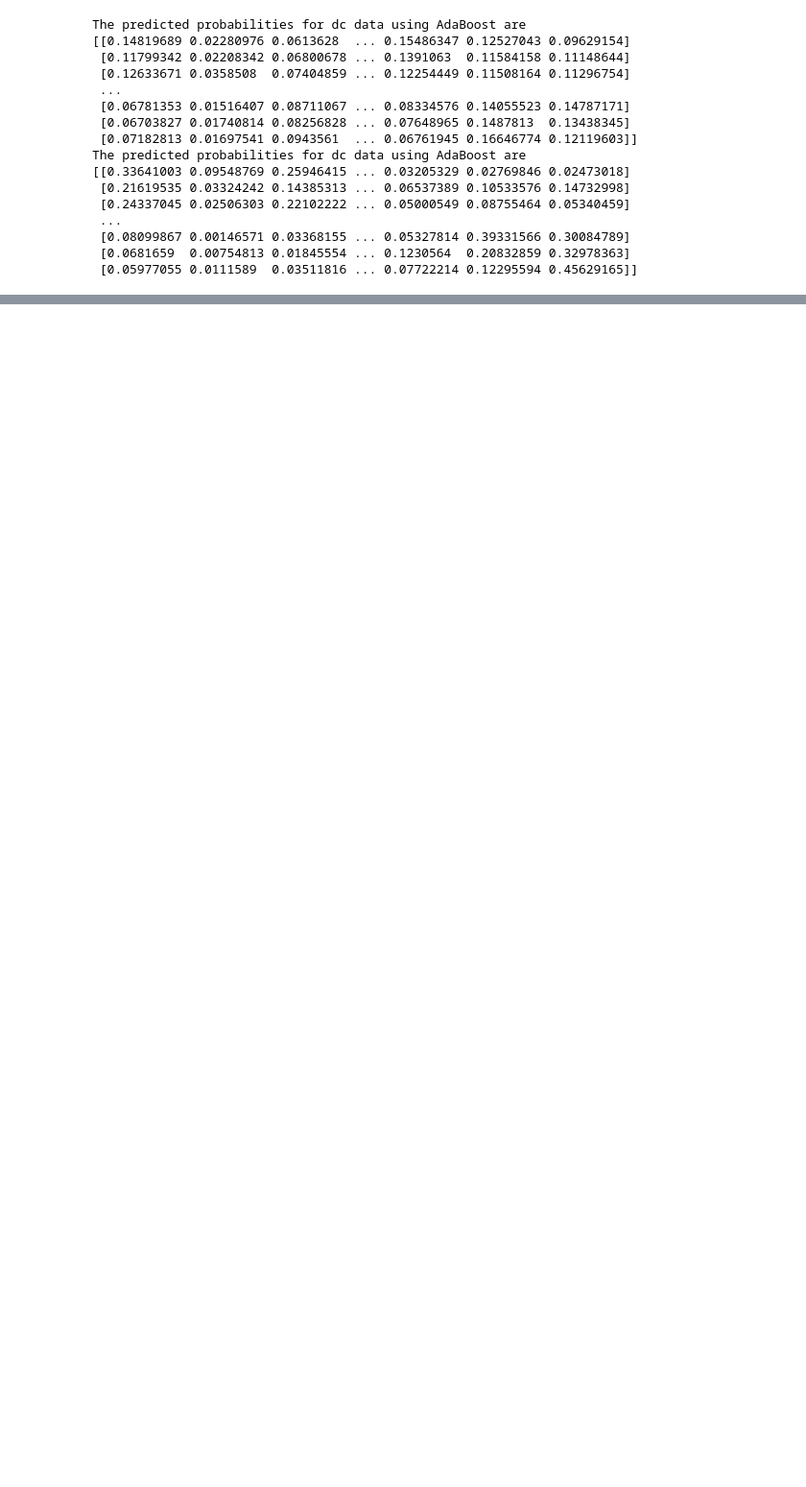
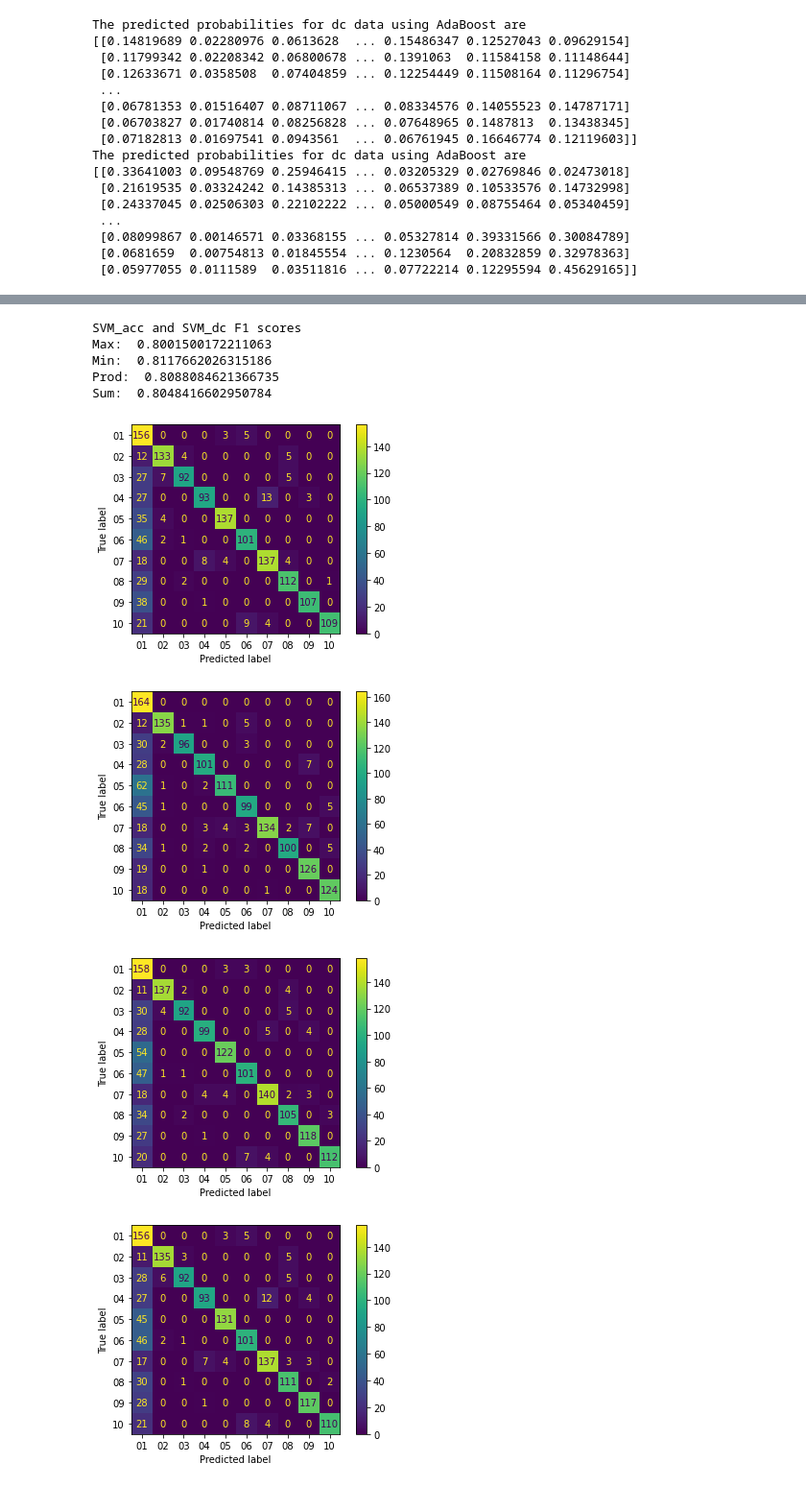
Before and after one commit to anushaihalapathirana/Multi_modal_data_fusion, a Jupyter notebook: project-work-MEx-classification.ipynb, the cells around one changed output, grey strips where cells are left out. Shown at 96% size. Drawn from its saved outputs; the diff is of its cells as text; code cells hidden in the pictures; blank space fills up the shorter version.

```diff
--- a/project-work-MEx-classification.ipynb
+++ b/project-work-MEx-classification.ipynb
@@ -2116,0 +2114,47 @@ AdaBoost dc
+# %%
+label = np.array(['01','02','03','04','05','06','07','08','09','10'])
+
+# method to caclulate F1 score and confusion matrix of each combination operations
+def get_f1_score(data, operator):
+    if(operator == 'max'):
+        acc = metrics.f1_score(label[np.argmax(np.max(data,axis=0),axis=1)],test_set['subject_id'], average='macro')
+        cm = metrics.confusion_matrix(test_set['subject_id'],label[np.argmax(np.max(data,axis=0),axis=1)])
+        metrics.ConfusionMatrixDisplay(cm,display_labels=class_names).plot()
+        print('Max: ', acc)
+        return acc
+    elif(operator == 'min'):
+        acc = metrics.f1_score(label[np.argmax(np.min(data,axis=0),axis=1)],test_set['subject_id'], average='macro')
+        cm = metrics.confusion_matrix(test_set['subject_id'],label[np.argmax(np.min(data,axis=0),axis=1)])
+        metrics.ConfusionMatrixDisplay(cm,display_labels=class_names).plot()
+        print('Min: ', acc)
+        return acc
+    elif(operator == 'prod'):
+        acc = metrics.f1_score(label[np.argmax(np.prod(data,axis=0),axis=1)],test_set['subject_id'], average='macro')
+        cm = metrics.confusion_matrix(test_set['subject_id'],label[np.argmax(np.prod(data,axis=0),axis=1)])
+        metrics.ConfusionMatrixDisplay(cm,display_labels=class_names).plot()
+        print('Prod: ', acc)
+        return acc
+    else:
+        acc = metrics.f1_score(label[np.argmax(np.sum(data,axis=0),axis=1)],test_set['subject_id'], average='macro')
+        cm = metrics.confusion_matrix(test_set['subject_id'],label[np.argmax(np.sum(data,axis=0),axis=1)])
+        metrics.ConfusionMatrixDisplay(cm,display_labels=class_names).plot()
+        print('Sum: ', acc)
+        return acc
+# %%
+
+print("SVM_acc and SVM_dc F1 scores")
+
+operators = ['max', 'min', 'prod', 'sum']
+
+for i, val in enumerate(operators):
+    get_f1_score(svm_acc_svm_dc, val)
+# %% [output]
+SVM_acc and SVM_dc F1 scores
+Max:  0.8001500172211063
+Min:  0.8117662026315186
+Prod:  0.8088084621366735
+Sum:  0.8048416602950784
+[figure, added]
+[figure, added]
+[figure, added]
+[figure, added]
```
Also changed, not shown: parts of 35 cells of this notebook.
